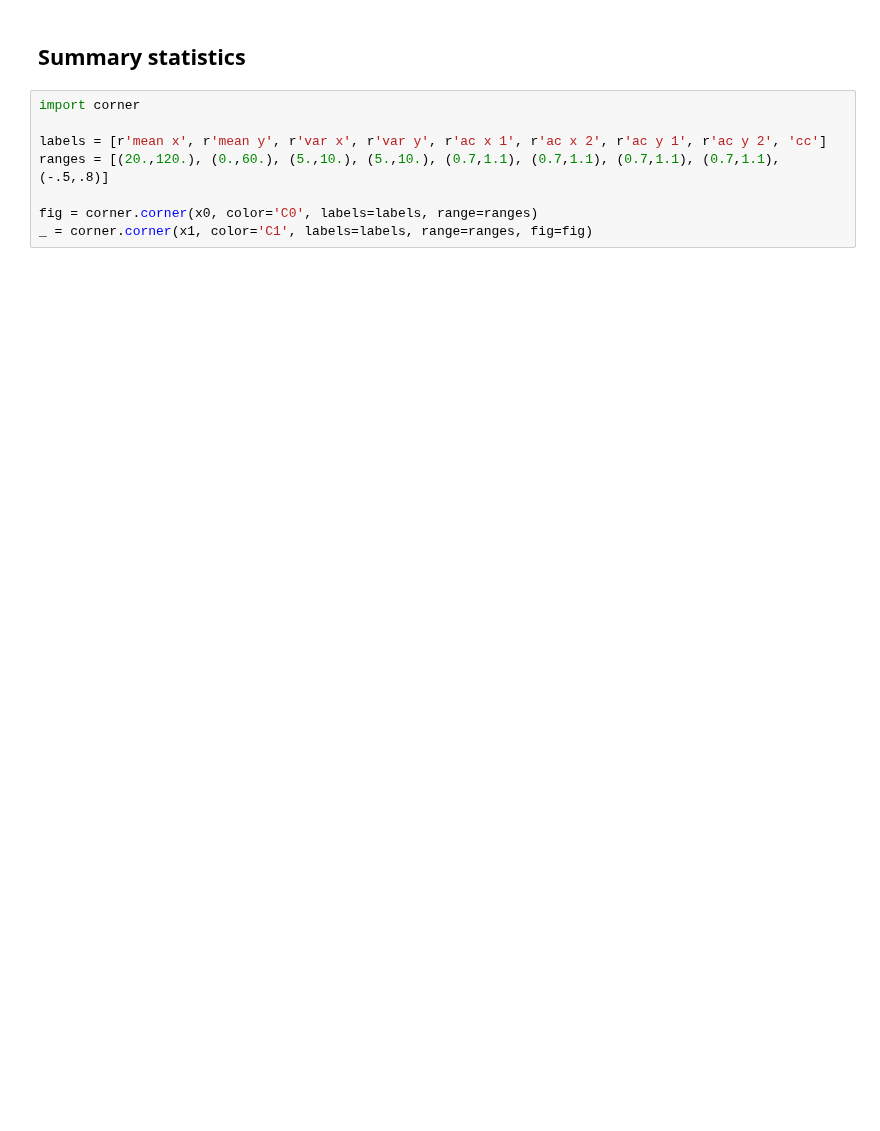
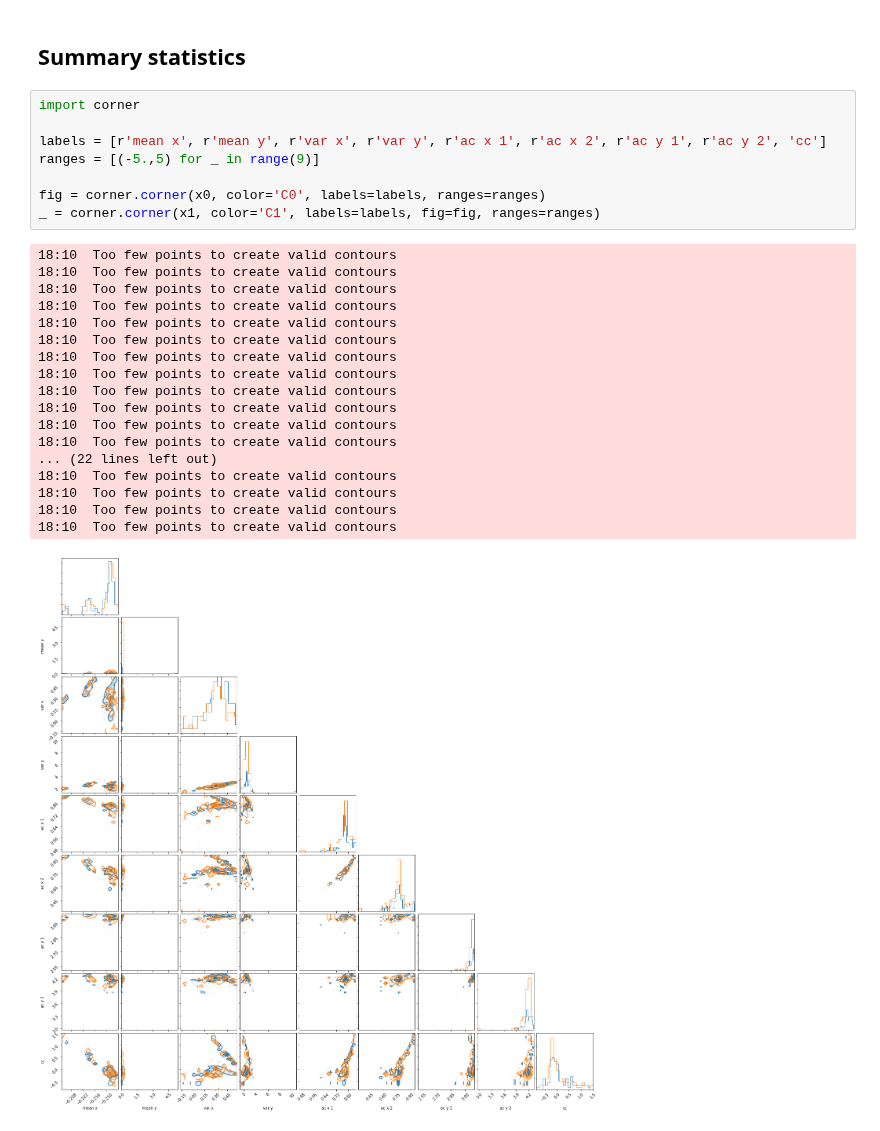
Before and after one commit to johannbrehmer/goldmine, a Jupyter notebook: goldmine/notebooks/lotka_volterra/simulator.ipynb, the cells around one changed output. Cells and saved outputs as stored; diff of their text form; blank space fills up the shorter version.

```diff
--- a/goldmine/notebooks/lotka_volterra/simulator.ipynb
+++ b/goldmine/notebooks/lotka_volterra/simulator.ipynb
@@ -97,8 +102,27 @@ plt.show()
 # %%
 import corner
 
 labels = [r'mean x', r'mean y', r'var x', r'var y', r'ac x 1', r'ac x 2', r'ac y 1', r'ac y 2', 'cc']
-ranges = [(20.,120.), (0.,60.), (5.,10.), (5.,10.), (0.7,1.1), (0.7,1.1), (0.7,1.1), (0.7,1.1), (-.5,.8)]
+ranges = [(-5.,5) for _ in range(9)]
 
-fig = corner.corner(x0, color='C0', labels=labels, range=ranges)
-_ = corner.corner(x1, color='C1', labels=labels, range=ranges, fig=fig)
+fig = corner.corner(x0, color='C0', labels=labels, ranges=ranges)
+_ = corner.corner(x1, color='C1', labels=labels, fig=fig, ranges=ranges)
+# %% [output]
+18:10  Too few points to create valid contours
+18:10  Too few points to create valid contours
+18:10  Too few points to create valid contours
+18:10  Too few points to create valid contours
+18:10  Too few points to create valid contours
+18:10  Too few points to create valid contours
+18:10  Too few points to create valid contours
+18:10  Too few points to create valid contours
+18:10  Too few points to create valid contours
+18:10  Too few points to create valid contours
+18:10  Too few points to create valid contours
+18:10  Too few points to create valid contours
+... (22 lines left out)
+18:10  Too few points to create valid contours
+18:10  Too few points to create valid contours
+18:10  Too few points to create valid contours
+18:10  Too few points to create valid contours
+[figure, added]
```
Also changed, not shown: parts of 4 cells of this notebook, 2 other files.
